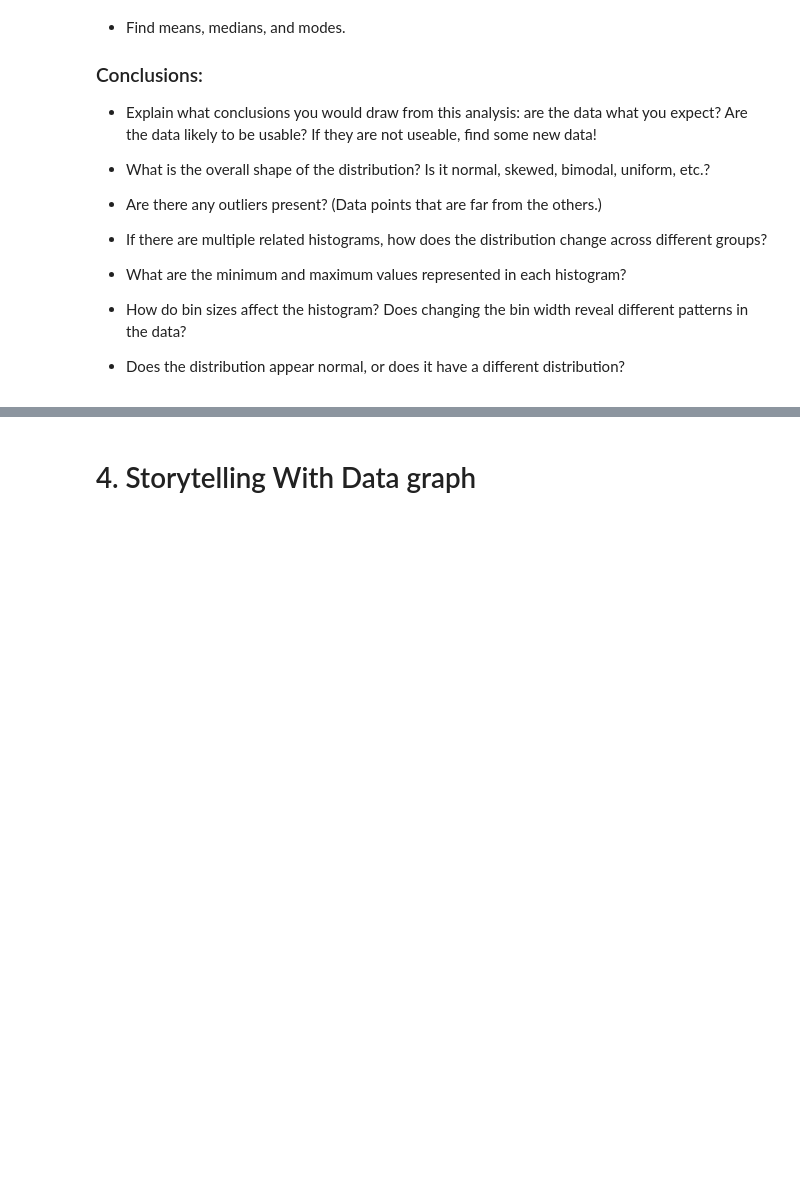
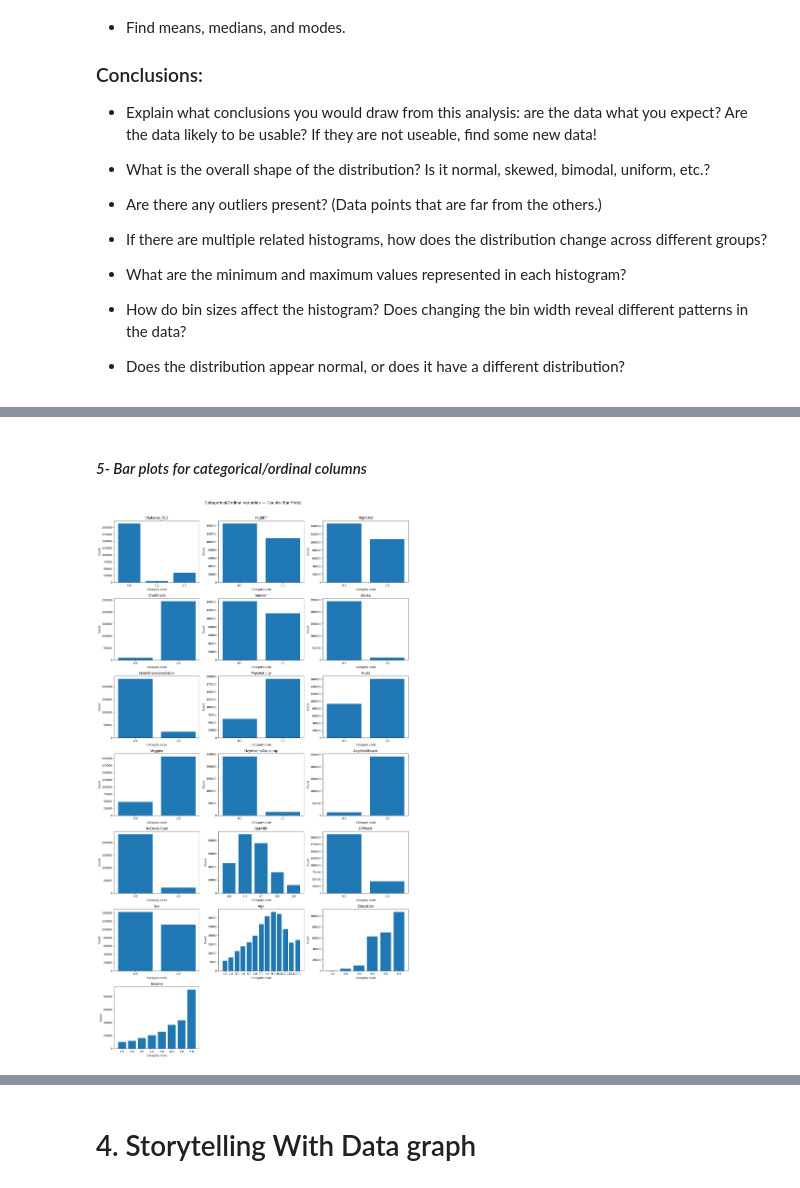
Before and after one commit to jasser-dh/Module-B-semester-2, a Jupyter notebook: OMDS-ModB2-Week4-Dhaouadi-Jasser.ipynb, the cells around one changed output, grey strips where cells are left out. Cells and saved outputs as stored; diff of their text form; code cells hidden in the pictures; blank space fills up the shorter version.

```diff
--- a/OMDS-ModB2-Week4-Dhaouadi-Jasser.ipynb
+++ b/OMDS-ModB2-Week4-Dhaouadi-Jasser.ipynb
@@ -138,0 +151,6 @@ This week, you will do the same types of exercises as last week, but you should
+# %%
+path = "data/diabetes_012_health_indicators_BRFSS2015.csv"
+df_cdc_diabetes = pd.read_csv(path)
+
+print("Shape (rows, cols):", df_cdc_diabetes.shape)
+display(df_cdc_diabetes.head())
@@ -138,0 +202,7 @@ This week, you will do the same types of exercises as last week, but you should
+# %%
+n_unique = df_cdc_diabetes.nunique()
+categorical_cols = n_unique[n_unique <= 13].index.tolist()   # binary + ordinal
+continuous_cols  = n_unique[n_unique > 13].index.tolist()    # BMI, MentHlth, PhysHlth
+
+print("Categorical/ordinal:", categorical_cols)
+print("Continuous-ish:", continuous_cols)
@@ -138,0 +246,28 @@ This week, you will do the same types of exercises as last week, but you should
+# %% [markdown]
+#### *5- Bar plots for categorical/ordinal columns*
+# %%
+def bar_counts(col, ax):
+    counts = df_cdc_diabetes[col].value_counts(dropna=False).sort_index()
+    ax.bar(counts.index.astype(str), counts.values)
+    ax.set_title(col)
+    ax.set_xlabel("Category code")
+    ax.set_ylabel("Count")
+
+n = len(categorical_cols)
+ncols = 3
+nrows = math.ceil(n / ncols)
+
+fig, axes = plt.subplots(nrows, ncols, figsize=(16, 4*nrows))
+axes = np.array(axes).reshape(-1)
+
+for i, col in enumerate(categorical_cols):
+    bar_counts(col, axes[i])
+
+for j in range(i+1, len(axes)):
+    axes[j].axis("off")
+
+plt.suptitle("Categorical/Ordinal Variables — Counts (Bar Plots)", y=1.01, fontsize=14)
+plt.tight_layout()
+plt.show()
+# %% [output]
+[figure, added]
```
Also changed, not shown: parts of 32 cells of this notebook.
